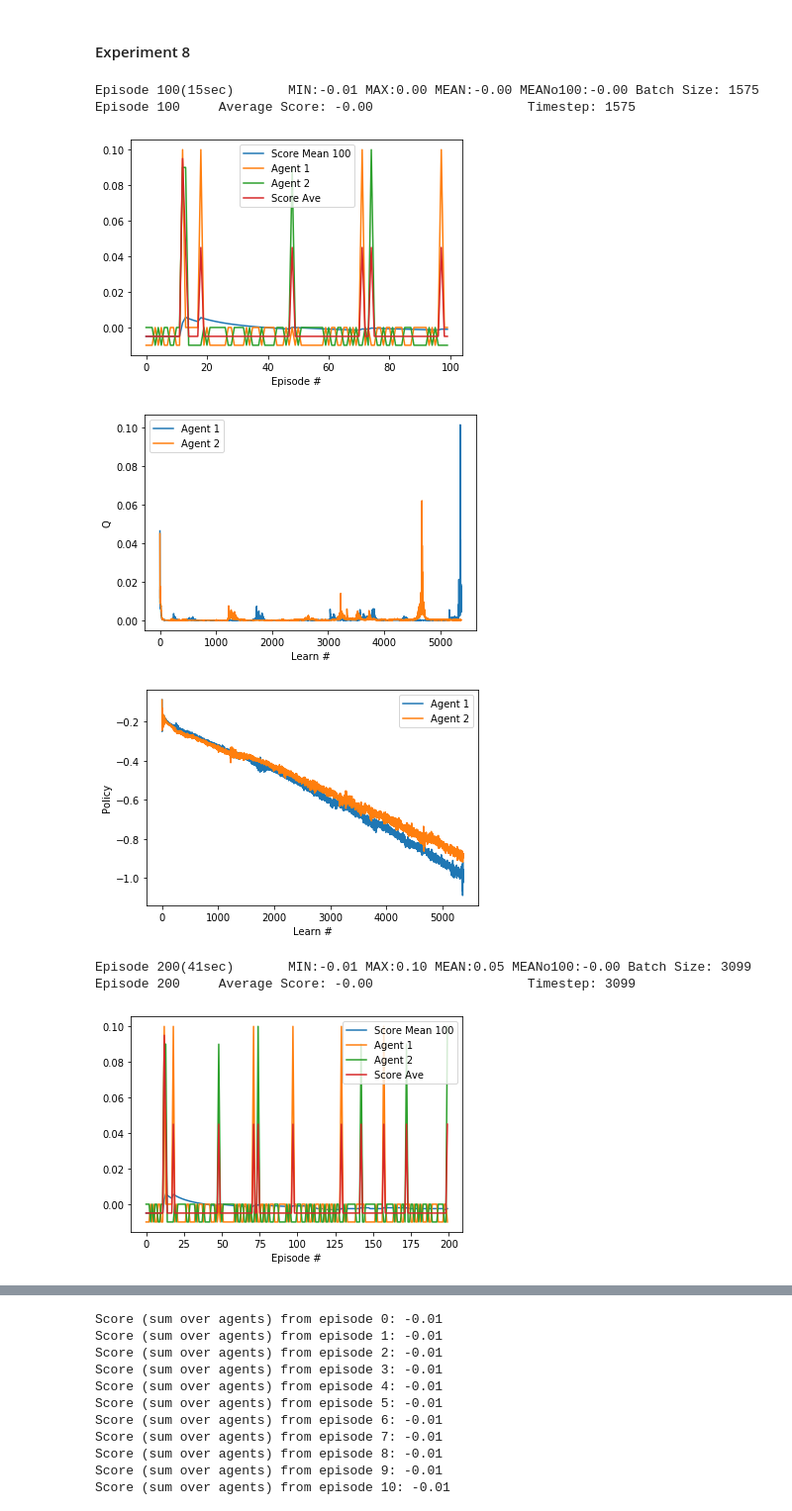
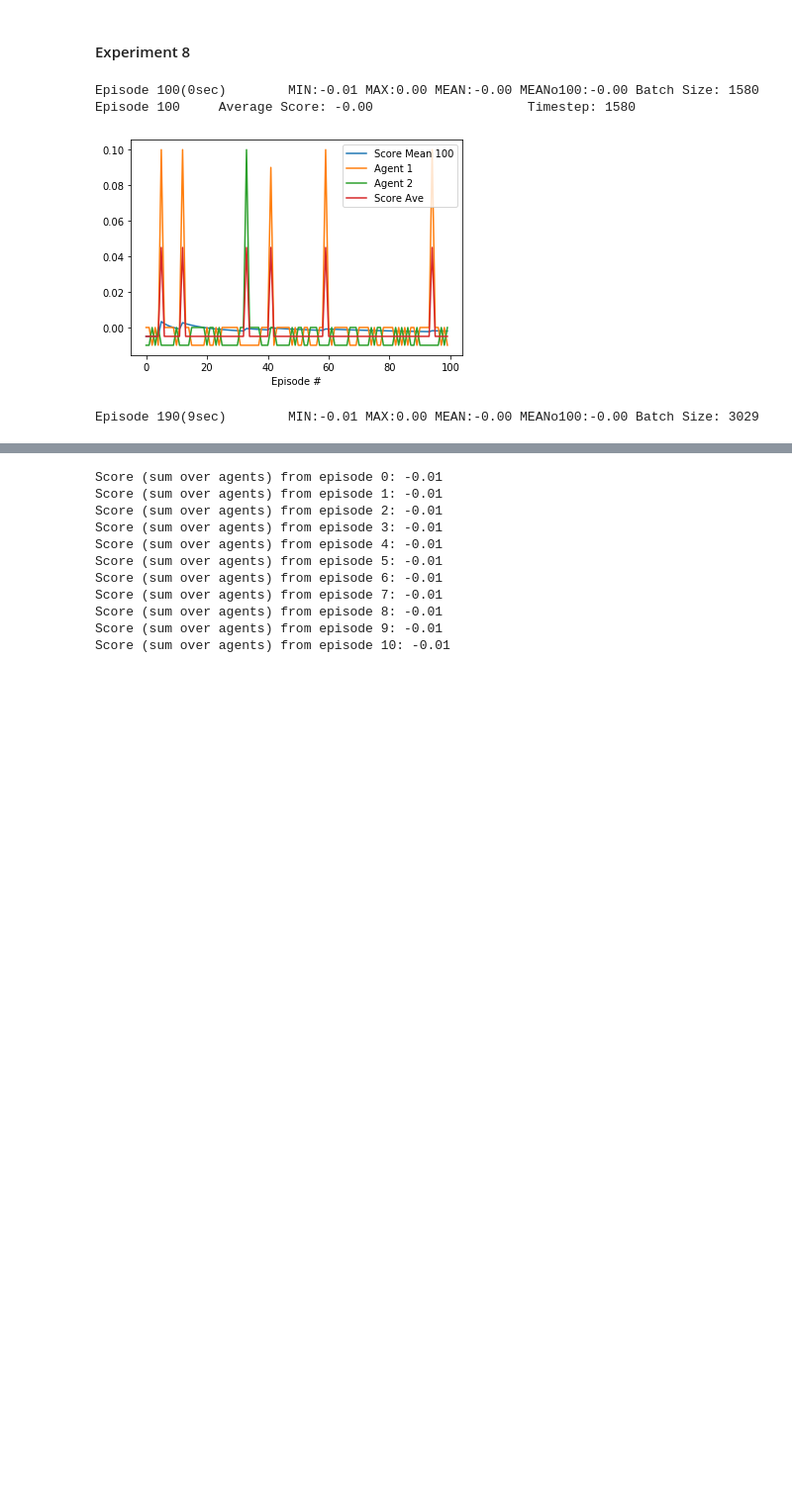
Before and after one commit to stayyule/Udacity-DRL-P3-DDPG, a Jupyter notebook: report/Tennis-MADDPG.ipynb, the cells around one changed output, grey strips where cells are left out. Shown at 99% size. Cells and saved outputs as stored; diff of their text form; code cells hidden in the pictures; blank space fills up the shorter version.

```diff
--- a/report/Tennis-MADDPG.ipynb
+++ b/report/Tennis-MADDPG.ipynb
@@ -258,13 +312,9 @@ from imp import reload
 reload(maddpg_v2)
 from maddpg_v2 import *
 # %%
-scores_ave, agent = train(n_episodes=5000, random_seed=SEED)
+scores_ave, agent = train(n_episodes=200, random_seed=SEED)
 # %% [output]
-Episode 100(15sec)       MIN:-0.01 MAX:0.00 MEAN:-0.00 MEANo100:-0.00 Batch Size: 1575
-Episode 100     Average Score: -0.00                    Timestep: 1575
+Episode 100(0sec)        MIN:-0.01 MAX:0.00 MEAN:-0.00 MEANo100:-0.00 Batch Size: 1580
+Episode 100     Average Score: -0.00                    Timestep: 1580
-[figure, old version]
+[figure, new version]
-[figure, removed]
-[figure, removed]
-Episode 200(41sec)       MIN:-0.01 MAX:0.10 MEAN:0.05 MEANo100:-0.00 Batch Size: 3099
-Episode 200     Average Score: -0.00                    Timestep: 3099
+Episode 190(9sec)        MIN:-0.01 MAX:0.00 MEAN:-0.00 MEANo100:-0.00 Batch Size: 3029
-[figure, removed]
```
Also changed, not shown: parts of 8 cells of this notebook, 1 other file.
